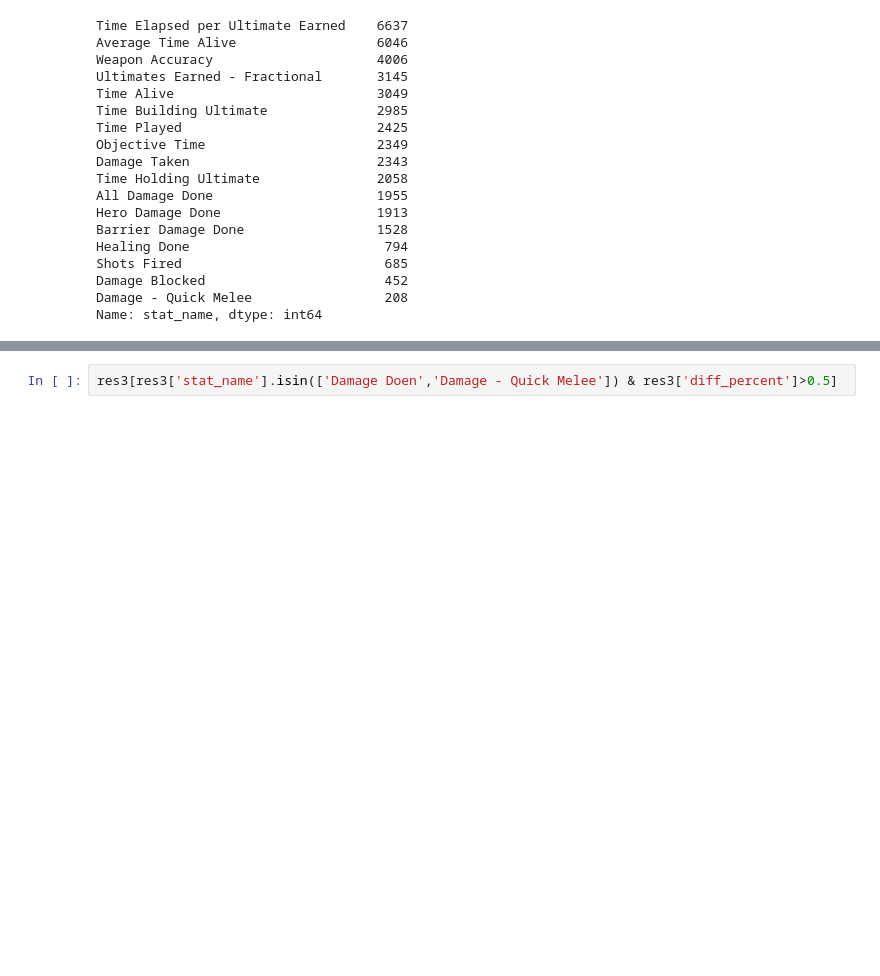
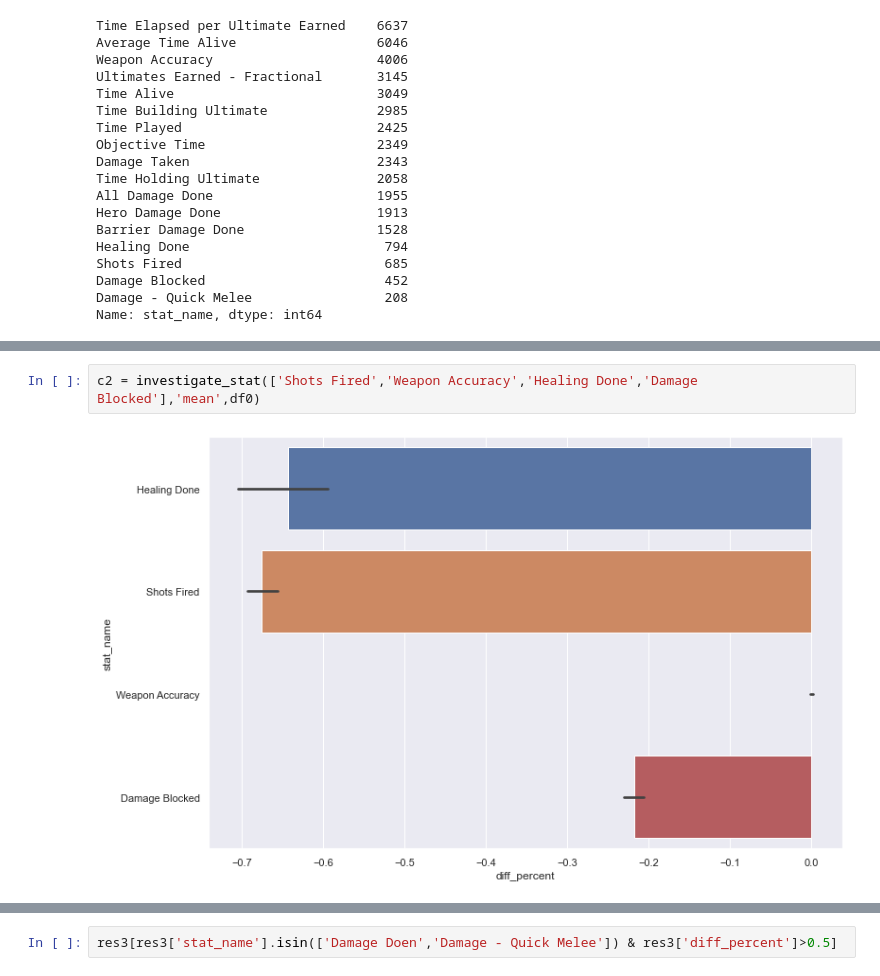
Before and after one commit to lyndonhe666/OWL2021, a Jupyter notebook: data cleaning and validation.ipynb, the cells around one changed output, grey strips where cells are left out. Saved outputs shown, nothing was run; the diff lists cells and outputs as text; blank space fills up the shorter version.

```diff
--- a/data cleaning and validation.ipynb
+++ b/data cleaning and validation.ipynb
@@ -323,0 +423,4 @@ Name: stat_name, dtype: int64
+# %%
+c2 = investigate_stat(['Shots Fired','Weapon Accuracy','Healing Done','Damage Blocked'],'mean',df0)
+# %% [output]
+[figure, added]
```
Also changed, not shown: parts of 23 cells of this notebook.
